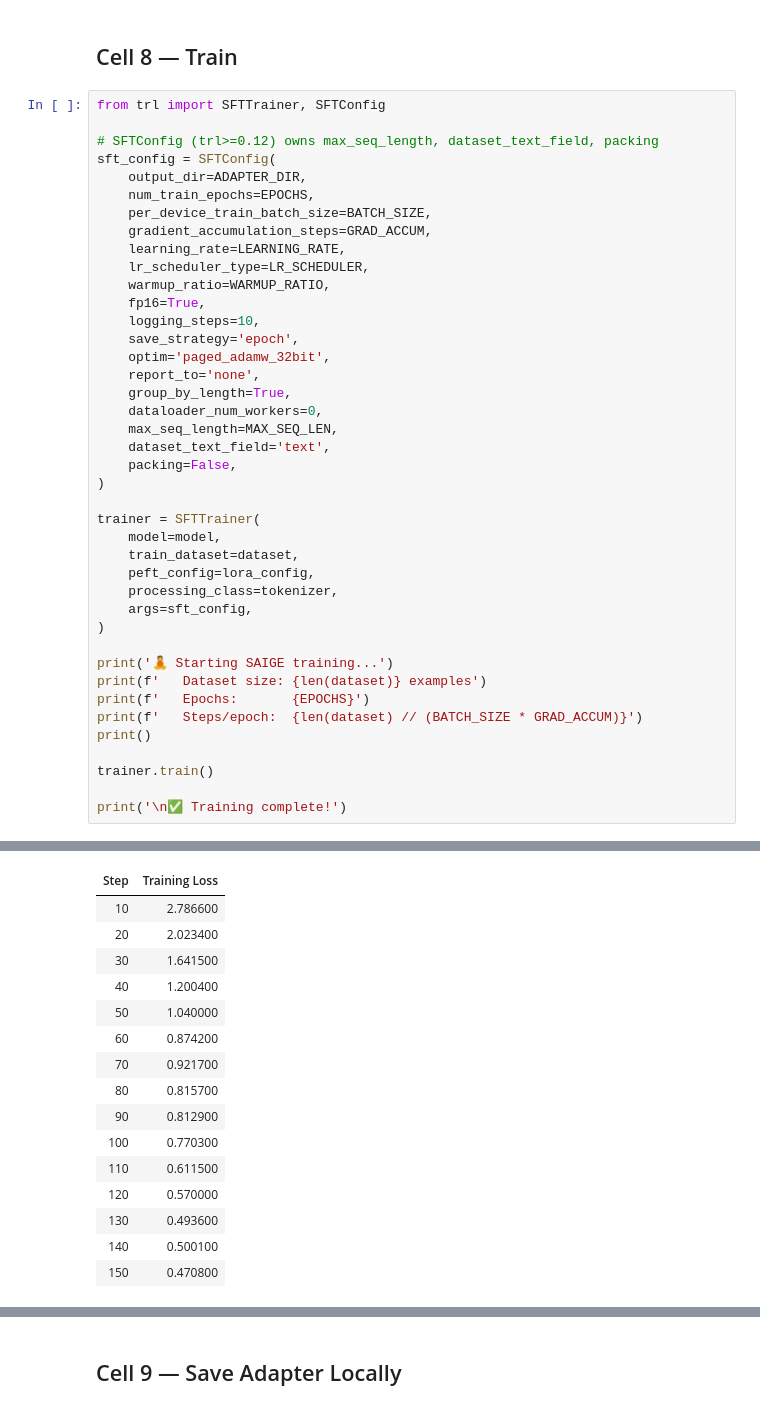
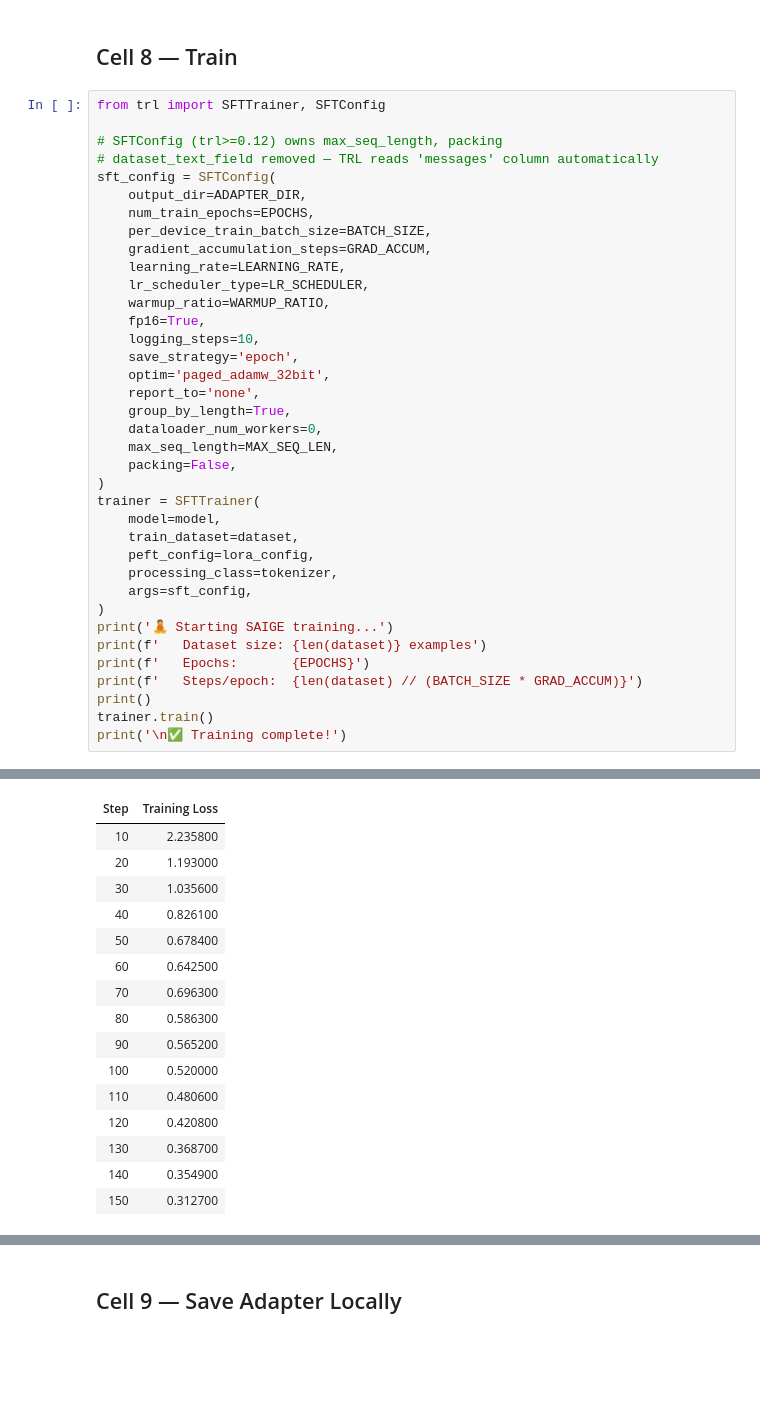
Before and after one commit to M1ztick/SAIGE, a Jupyter notebook: SAIGE_QLoRA_Training.ipynb, the cells around one changed output, grey strips where cells are left out. Drawn from its saved outputs; the diff is of its cells as text; blank space fills up the shorter version.

```diff
--- a/SAIGE_QLoRA_Training.ipynb
+++ b/SAIGE_QLoRA_Training.ipynb
@@ -209,7 +258,8 @@ print(f'   Total params:     {total:,}')
 # %%
 from trl import SFTTrainer, SFTConfig
 
-# SFTConfig (trl>=0.12) owns max_seq_length, dataset_text_field, packing
+# SFTConfig (trl>=0.12) owns max_seq_length, packing
+# dataset_text_field removed — TRL reads 'messages' column automatically
 sft_config = SFTConfig(
     output_dir=ADAPTER_DIR,
     num_train_epochs=EPOCHS,
@@ -226,10 +276,8 @@ sft_config = SFTConfig(
     group_by_length=True,
     dataloader_num_workers=0,
     max_seq_length=MAX_SEQ_LEN,
-    dataset_text_field='text',
     packing=False,
 )
-
 trainer = SFTTrainer(
     model=model,
     train_dataset=dataset,
@@ -237,15 +285,12 @@ trainer = SFTTrainer(
     processing_class=tokenizer,
     args=sft_config,
 )
-
 print('🧘 Starting SAIGE training...')
 print(f'   Dataset size: {len(dataset)} examples')
 print(f'   Epochs:       {EPOCHS}')
 print(f'   Steps/epoch:  {len(dataset) // (BATCH_SIZE * GRAD_ACCUM)}')
 print()
-
 trainer.train()
-
 print('\n✅ Training complete!')
 # %% [output]
 The tokenizer has new PAD/BOS/EOS tokens that differ from the model config and generation config. The model config and generation config were aligned accordingly, being updated with the tokenizer's va ...
@@ -257,19 +302,19 @@ The tokenizer has new PAD/BOS/EOS tokens that differ from the model config and g
 | Step | Training Loss |
-| 10 | 2.786600 |
-| 20 | 2.023400 |
-| 30 | 1.641500 |
-| 40 | 1.200400 |
-| 50 | 1.040000 |
-| 60 | 0.874200 |
-| 70 | 0.921700 |
-| 80 | 0.815700 |
-| 90 | 0.812900 |
-| 100 | 0.770300 |
-| 110 | 0.611500 |
-| 120 | 0.570000 |
-| 130 | 0.493600 |
-| 140 | 0.500100 |
-| 150 | 0.470800 |
+| 10 | 2.235800 |
+| 20 | 1.193000 |
+| 30 | 1.035600 |
+| 40 | 0.826100 |
+| 50 | 0.678400 |
+| 60 | 0.642500 |
+| 70 | 0.696300 |
+| 80 | 0.586300 |
+| 90 | 0.565200 |
+| 100 | 0.520000 |
+| 110 | 0.480600 |
+| 120 | 0.420800 |
+| 130 | 0.368700 |
+| 140 | 0.354900 |
+| 150 | 0.312700 |
 ✅ Training complete!
 # %% [markdown]
 ## Cell 9 — Save Adapter Locally
```
Also changed, not shown: parts of 4 cells of this notebook.
